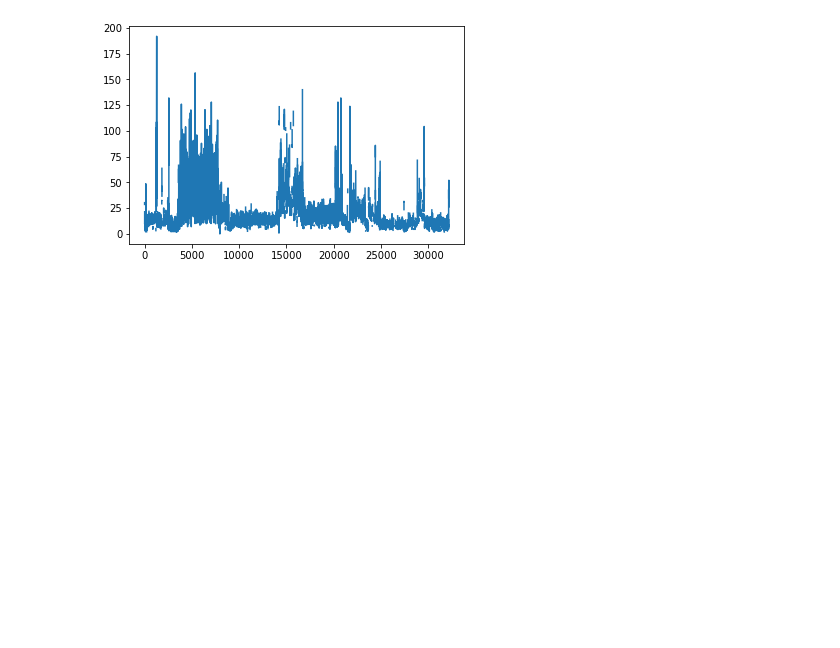
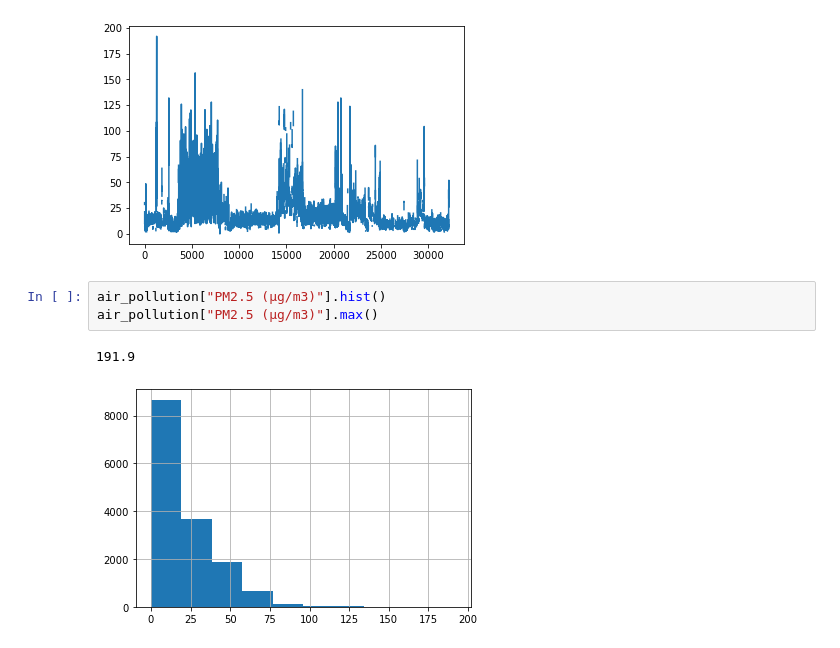
Before and after one commit to ashleyncasanova/air-quality-project, a Jupyter notebook: polution-and-mortality.ipynb, the cells around one changed output. Saved outputs shown, nothing was run; the diff lists cells and outputs as text; blank space fills up the shorter version.

```diff
--- a/polution-and-mortality.ipynb
+++ b/polution-and-mortality.ipynb
@@ -265,3 +265,9 @@ air_pollution["PM2.5 (μg/m3)"].plot()
 # %% [output]
 <AxesSubplot:>
 [figure]
+# %%
+air_pollution["PM2.5 (μg/m3)"].hist()
+air_pollution["PM2.5 (μg/m3)"].max()
+# %% [output]
+191.9
+[figure, added]
```
Also changed, not shown: parts of 7 cells of this notebook, 1 other file.
